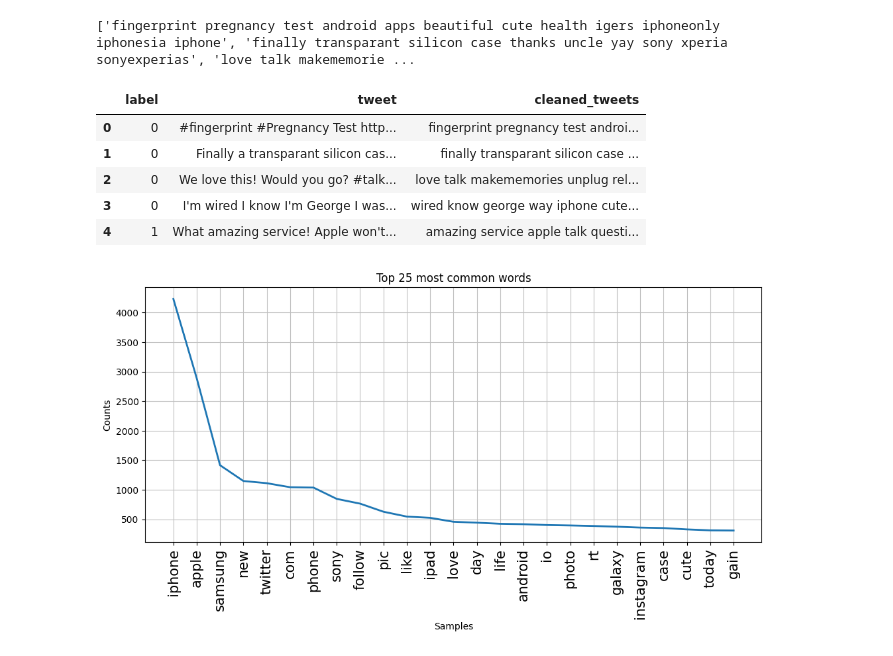
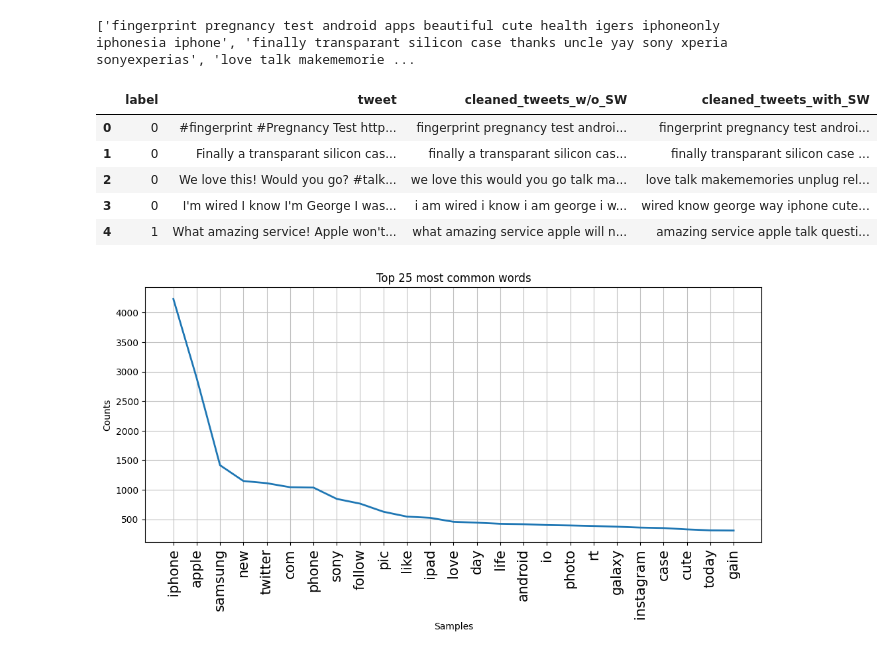
Before and after one commit to prashant9501/NLP, a Jupyter notebook: Tweets Dataset Analysis.ipynb, the cells around one changed output. Drawn from its saved outputs; the diff is of its cells as text; code cells hidden in the pictures.

```diff
--- a/Tweets Dataset Analysis.ipynb
+++ b/Tweets Dataset Analysis.ipynb
@@ -264,7 +264,7 @@ def tweet_cleaner(text):
 # %%
 cleaned_tweets = []  # list of cleaned tweets
 for twt in data['tweet']:
-    cleaned_tweets.append(tweet_cleaner(twt))
+    cleaned_tweets.append(tweet_cleaner_without_stopwords(twt))
 
 cleaned_tweets
 # %% [output]
@@ -300,6 +300,6 @@ cleaned_tweets[1500]
 # %%
 # tweet['tweet'].apply(lambda x: tweet_cleaner(x))
 # %%
-data['cleaned_tweets'] = cleaned_tweets
+data['cleaned_tweets_w/o_SW'] = cleaned_tweets
 data.head()
 # %% [output]
@@ -375,7 +377,7 @@ type(combined_stopwords)
 # %% [output]
 set
 # %%
-def tweet_cleaner(text):
+def tweet_cleaner_with_stopwords(text):
     new_text = re.sub(r"'s\b", " is", text)
     new_text = re.sub("#", "", new_text)
     new_text = re.sub("@[A-Za-z0-9]+", "", new_text)
@@ -392,19 +394,19 @@ def tweet_cleaner(text):
 
     return cleaned_text.strip()
 # %%
-cleaned_tweets = list(data['tweet'].apply(tweet_cleaner))
+cleaned_tweets = list(data['tweet'].apply(tweet_cleaner_with_stopwords))
 print(cleaned_tweets[:10])
 # %% [output]
 ['fingerprint pregnancy test android apps beautiful cute health igers iphoneonly iphonesia iphone', 'finally transparant silicon case thanks uncle yay sony xperia sonyexperias', 'love talk makememorie ...
 # %%
-data['cleaned_tweets'] = cleaned_tweets
+data['cleaned_tweets_with_SW'] = cleaned_tweets
 data.head()
 # %% [output]
-|  | label | tweet | cleaned_tweets |
-| 0 | 0 | #fingerprint #Pregnancy Test http... | fingerprint pregnancy test androi... |
-| 1 | 0 | Finally a transparant silicon cas... | finally transparant silicon case ... |
-| 2 | 0 | We love this! Would you go? #talk... | love talk makememories unplug rel... |
-| 3 | 0 | I'm wired I know I'm George I was... | wired know george way iphone cute... |
-| 4 | 1 | What amazing service! Apple won't... | amazing service apple talk questi... |
+|  | label | tweet | cleaned_tweets_w/o_SW | cleaned_tweets_with_SW |
+| 0 | 0 | #fingerprint #Pregnancy Test http... | fingerprint pregnancy test androi... | fingerprint pregnancy test androi... |
+| 1 | 0 | Finally a transparant silicon cas... | finally a transparant silicon cas... | finally transparant silicon case ... |
+| 2 | 0 | We love this! Would you go? #talk... | we love this would you go talk ma... | love talk makememories unplug rel... |
+| 3 | 0 | I'm wired I know I'm George I was... | i am wired i know i am george i w... | wired know george way iphone cute... |
+| 4 | 1 | What amazing service! Apple won't... | what amazing service apple will n... | amazing service apple talk questi... |
 # %%
 all_words = []
```
Also changed, not shown: parts of 32 cells of this notebook.
